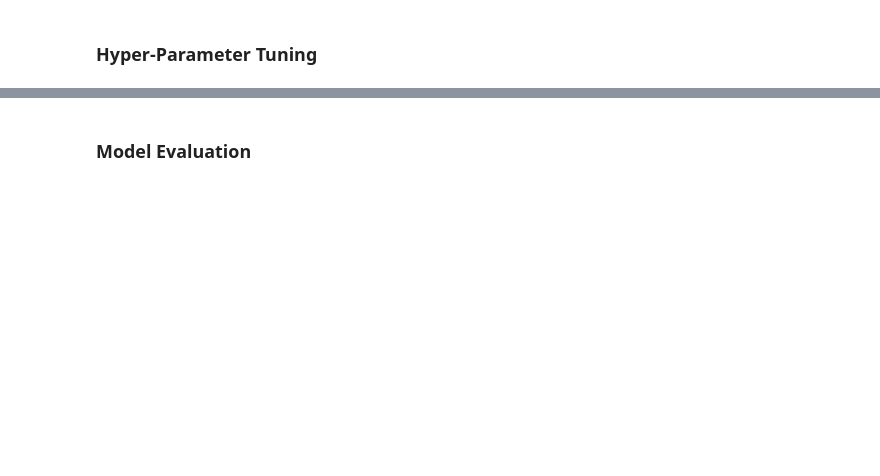
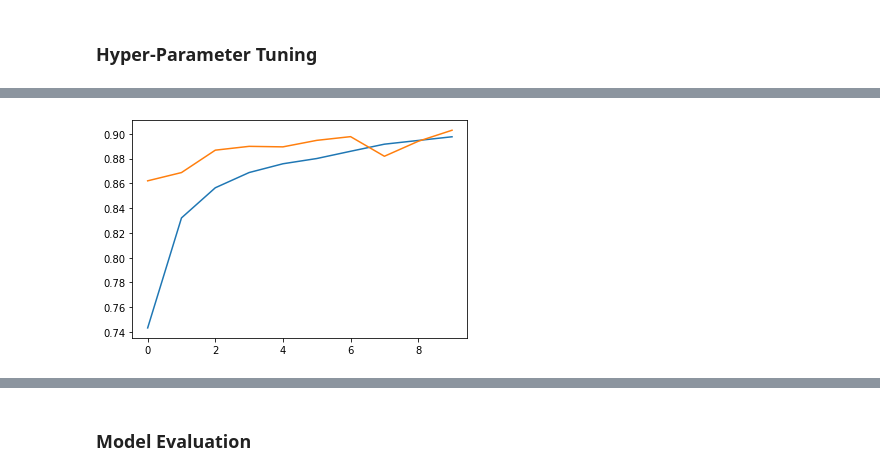
Before and after one commit to ethanolx/Fashion-CIFAR10-CV-py, a Jupyter notebook: ai.ipynb, the cells around one changed output, grey strips where cells are left out. Drawn from its saved outputs; the diff is of its cells as text; code cells hidden in the pictures; blank space fills up the shorter version.

```diff
--- a/ai.ipynb
+++ b/ai.ipynb
@@ -50,11 +79,13 @@ X_train[0, 0]
 # %% [markdown]
 ### Data Pre-Processing
 # %%
-X_train = X_train.astype("float32") / 255
-X_test = X_test.astype("float32") / 255
+X_train = X_train.astype("float32") / 255.0
+X_test = X_test.astype("float32") / 255.0
 
-X_train = np.expand_dims(X_train, -1)
-X_test = np.expand_dims(X_test, -1)
+X_train = np.expand_dims(X_train, axis=3)
+X_test = np.expand_dims(X_test, axis=3)
 
 y_train = tf.keras.utils.to_categorical(y_train, 10)
 y_test = tf.keras.utils.to_categorical(y_test, 10)
+
+X_train.shape, X_test.shape, y_train.shape, y_test.shape
@@ -63,13 +161,26 @@ y_test = tf.keras.utils.to_categorical(y_test, 10)
 # %%
-model = models.Sequential([
-    layers.Input(shape=(28, 28, 1)),
-    layers.Conv2D(32, kernel_size=(3, 3), activation="relu"),
-    layers.MaxPooling2D(pool_size=(2, 2)),
-    layers.Conv2D(64, kernel_size=(3, 3), activation="relu"),
-    layers.MaxPooling2D(pool_size=(2, 2)),
-    layers.Flatten(),
-    layers.Dropout(0.5),
-    layers.Dense(10, activation="softmax"),
-])
-model.compile(optimizer='adam', loss='categorical_crossentropy', metrics=['accuracy'])
-model.fit(X_train, y_train, epochs=10, batch_size=128, validation_split=0.1)
+# Tuning Convolutional Neural Network
+def logical_cnn_history(X_train, y_train):
+    cnn = models.Sequential(layers=[
+        layers.InputLayer(input_shape=(28, 28, 1)),
+        layers.Conv2D(filters=8, kernel_size=3, activation='relu'),
+        layers.MaxPool2D(pool_size=2, strides=2),
+        layers.Conv2D(filters=10, kernel_size=3, activation='relu'),
+        layers.BatchNormalization(),
+        layers.Flatten(),
+        layers.Dense(units=32, activation='relu'),
+        layers.Dropout(0.2),
+        layers.Dense(units=16, activation='relu'),
+        layers.Dropout(0.2),
+        layers.Dense(units=10, activation='softmax')
+    ])
+    cnn.compile(optimizer='adam', loss='categorical_crossentropy', metrics=['accuracy'])
+    # cnn.summary()
+    history = cnn.fit(x=X_train, y=y_train, epochs=10, batch_size=50, validation_split=0.2, verbose=1)
+    hist_dict = history.history
+    x = range(len(hist_dict['loss']))
+    sb.lineplot(x=x, y=hist_dict['accuracy'])
+    sb.lineplot(x=x, y=hist_dict['val_accuracy'])
+
+logical_cnn_history(X_train, y_train)
+# %% [output]
@@ -75,0 +207 @@ model.fit(X_train, y_train, epochs=10, batch_size=128, validation_split=0.1)
+[figure, added]
```
Also changed, not shown: parts of 24 cells of this notebook, 4 other files.
